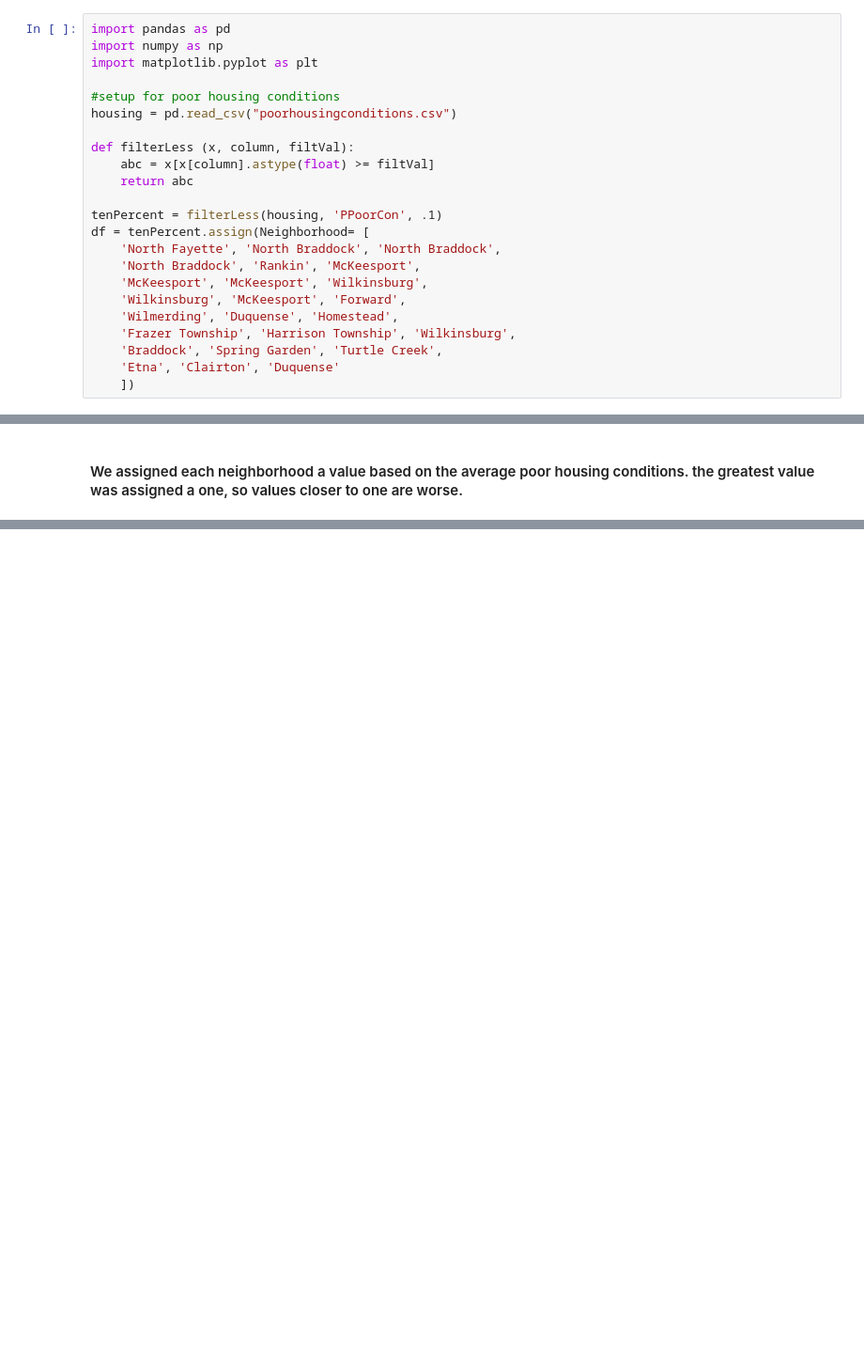
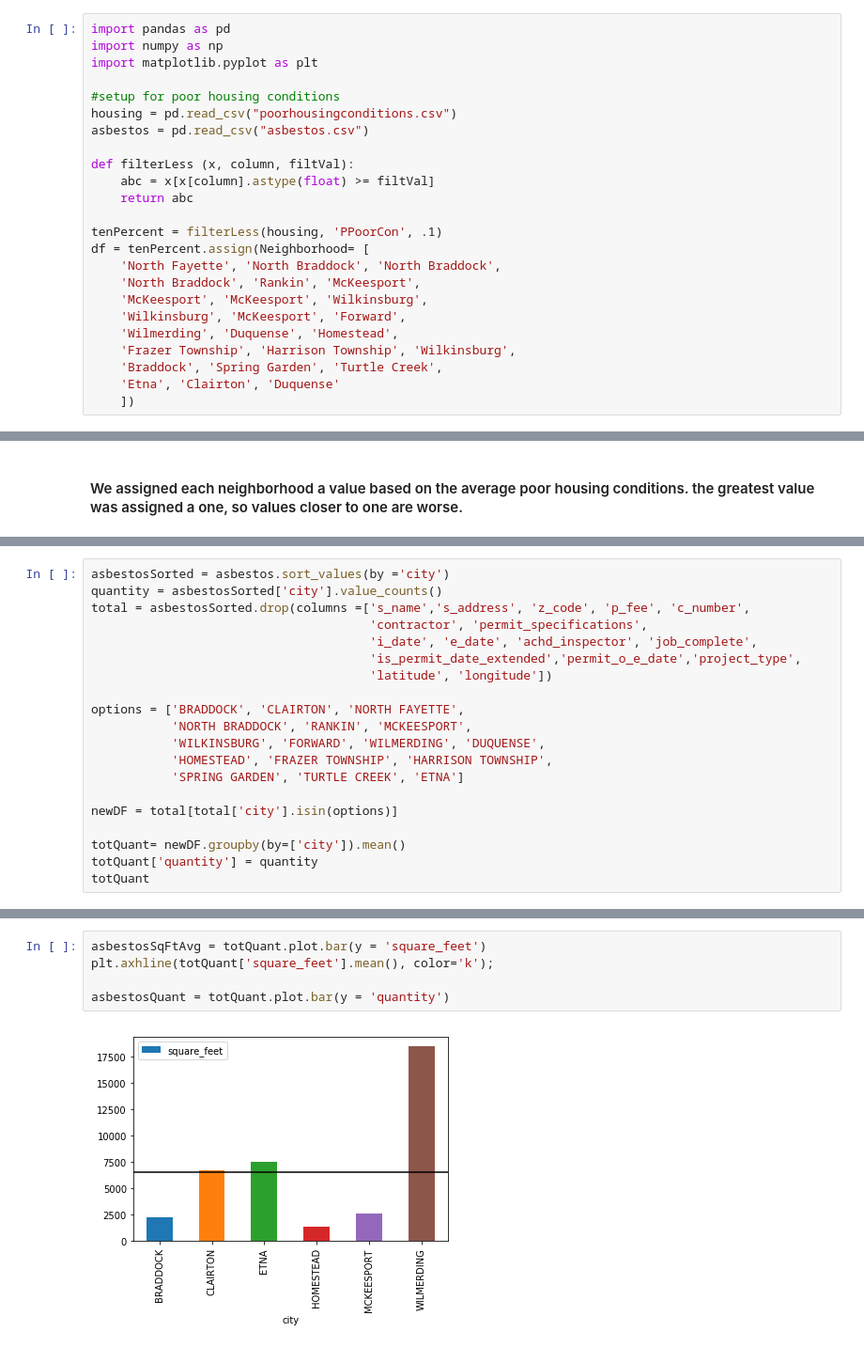
Before and after one commit to chris-hinson/big-ideas-final-project, a Jupyter notebook: finalProjectPresentation.ipynb, the cells around one changed output, grey strips where cells are left out. Shown at 94% size. Saved outputs shown, nothing was run; the diff lists cells and outputs as text; blank space fills up the shorter version.

Commit message:
added data about asbestos and calculated final scores

```diff
--- a/finalProjectPresentation.ipynb
+++ b/finalProjectPresentation.ipynb
@@ -5,6 +5,7 @@ import matplotlib.pyplot as plt
 
 #setup for poor housing conditions
 housing = pd.read_csv("poorhousingconditions.csv")
+asbestos = pd.read_csv("asbestos.csv")
 
 def filterLess (x, column, filtVal):
     abc = x[x[column].astype(float) >= filtVal]
@@ -163,0 +166,20 @@ poorConditionMetricGraph = poorConMetric.plot.bar(y = 'Poor Condition Metric', t
+# %%
+asbestosSorted = asbestos.sort_values(by ='city')
+quantity = asbestosSorted['city'].value_counts()
+total = asbestosSorted.drop(columns =['s_name','s_address', 'z_code', 'p_fee', 'c_number',
+                                      'contractor', 'permit_specifications',
+                                      'i_date', 'e_date', 'achd_inspector', 'job_complete',
+                                      'is_permit_date_extended','permit_o_e_date','project_type',
+                                      'latitude', 'longitude'])
+
+options = ['BRADDOCK', 'CLAIRTON', 'NORTH FAYETTE',
+           'NORTH BRADDOCK', 'RANKIN', 'MCKEESPORT',
+           'WILKINSBURG', 'FORWARD', 'WILMERDING', 'DUQUENSE',
+           'HOMESTEAD', 'FRAZER TOWNSHIP', 'HARRISON TOWNSHIP',
+           'SPRING GARDEN', 'TURTLE CREEK', 'ETNA']
+
+newDF = total[total['city'].isin(options)]
+
+totQuant= newDF.groupby(by=['city']).mean()
+totQuant['quantity'] = quantity
+totQuant
@@ -163,0 +195,7 @@ poorConditionMetricGraph = poorConMetric.plot.bar(y = 'Poor Condition Metric', t
+# %%
+asbestosSqFtAvg = totQuant.plot.bar(y = 'square_feet')
+plt.axhline(totQuant['square_feet'].mean(), color='k');
+
+asbestosQuant = totQuant.plot.bar(y = 'quantity')
+# %% [output]
+[figure, added]
```
Also changed, not shown: parts of 9 cells of this notebook.
